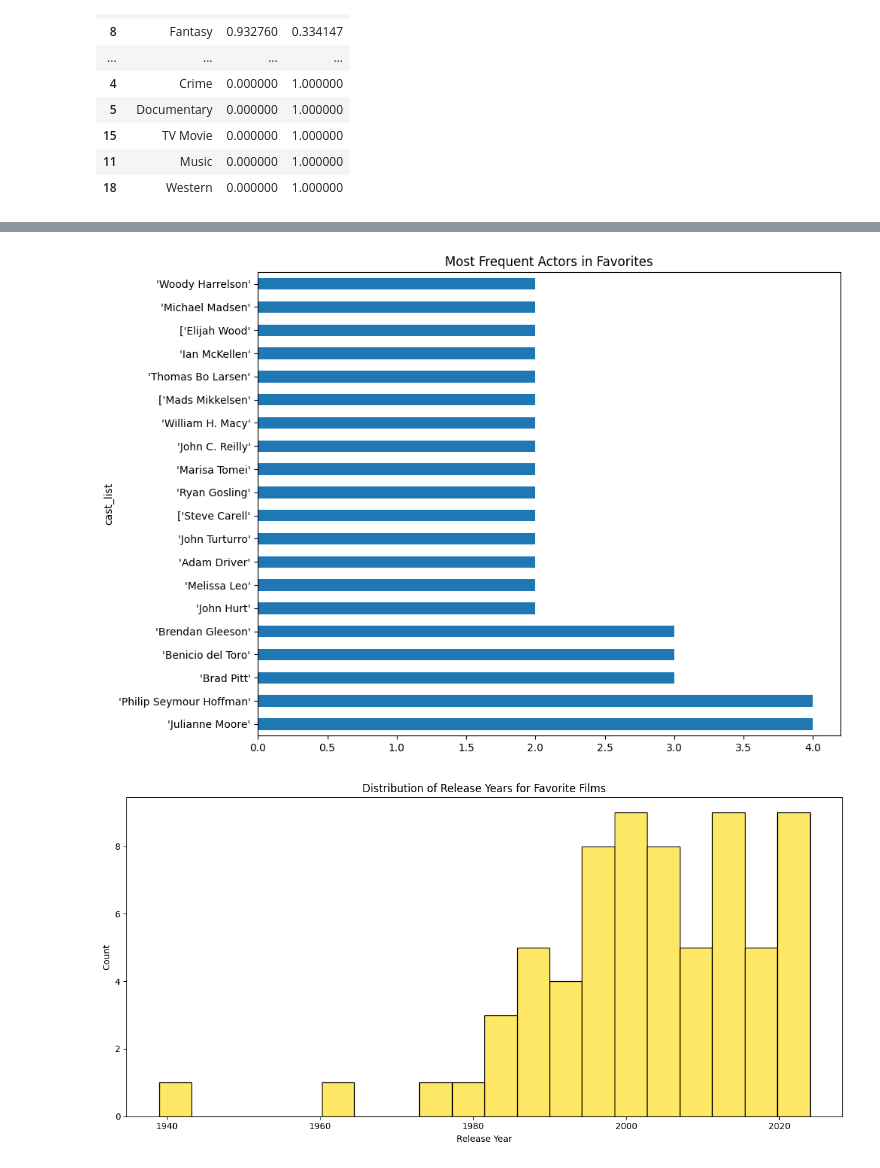
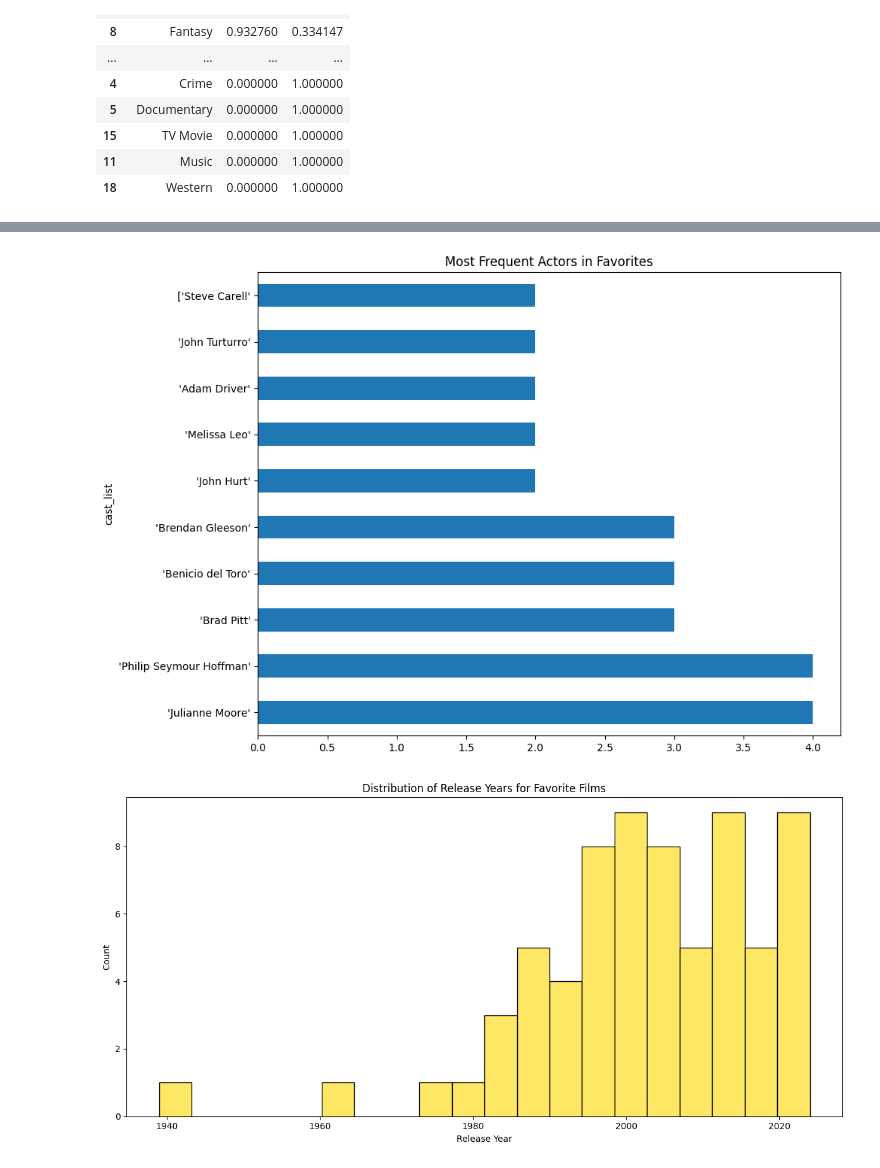
Before and after one commit to nerisius/DSA210-Personal-Data-Analyze-Project, a Jupyter notebook: favorite_analysis.ipynb, the cells around one changed output, grey strips where cells are left out. Saved outputs shown, nothing was run; the diff lists cells and outputs as text; code cells hidden in the pictures.

```diff
--- a/favorite_analysis.ipynb
+++ b/favorite_analysis.ipynb
@@ -172,19 +162,19 @@ plt.show()
 # %%
 # Actor frequency (favorites)
 actor_df = movies.copy()
 actor_df['cast_list'] = actor_df['cast'].fillna("").str.split(',')
 
 actor_exp = actor_df.explode('cast_list')
 actor_exp['cast_list'] = actor_exp['cast_list'].str.strip()
 
-top_actors = actor_exp[actor_exp['is_favorite']==True]['cast_list'].value_counts().head(20)
+top_actors = actor_exp[actor_exp['is_favorite']==True]['cast_list'].value_counts().head(10)
 
 plt.figure(figsize=(10,8))
 top_actors.plot(kind='barh')
 plt.title("Most Frequent Actors in Favorites")
 plt.show()
 # %% [output]
-[figure, old version]
+[figure, new version]
 # %%
 plt.figure(figsize=(12,6))
 
```
Also changed, not shown: parts of 2 cells of this notebook, 2 other files.
